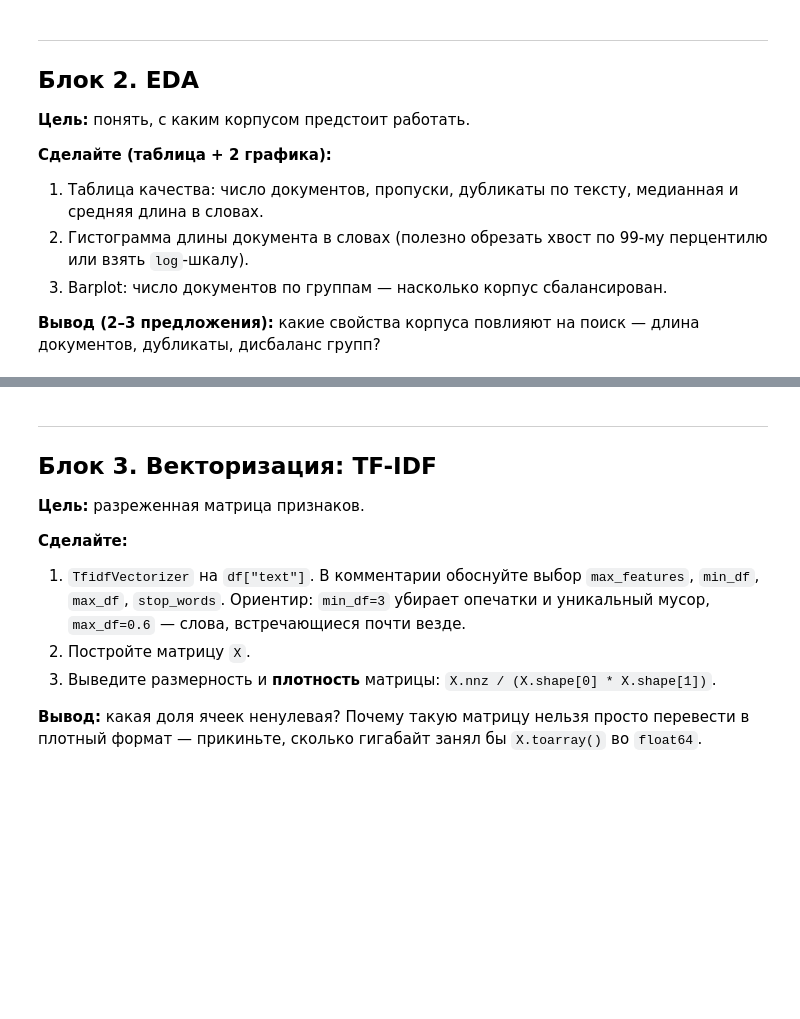
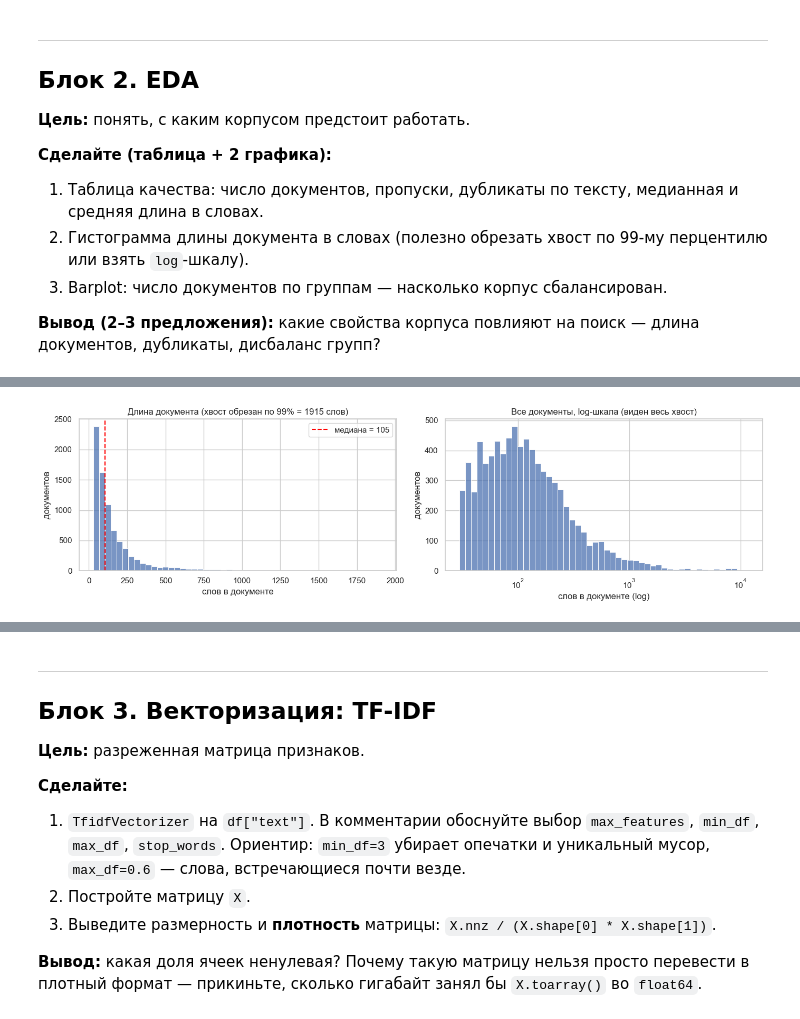
Before and after one commit to KrisTinaShch/practice_knn_lsh, a Jupyter notebook: practice_knn_lsh.ipynb, the cells around one changed output, grey strips where cells are left out. Drawn from its saved outputs; the diff is of its cells as text; code cells hidden in the pictures; blank space fills up the shorter version.

```diff
--- a/practice_knn_lsh.ipynb
+++ b/practice_knn_lsh.ipynb
@@ -140,0 +209,22 @@ raise NotImplementedError("Блок 2")
+# %%
+p99 = df['num_words'].quantile(0.99)
+med = df['num_words'].median()
+
+fig, axes = plt.subplots(1, 2, figsize=(14, 4))
+
+sns.histplot(df.loc[df["num_words"] <= p99, "num_words"], bins=50, ax=axes[0])
+axes[0].axvline(med, color="red", linestyle="--", label=f"медиана = {med:.0f}")
+axes[0].set_title(f"Длина документа (хвост обрезан по 99% = {p99:.0f} слов)")
+axes[0].set_xlabel("слов в документе")
+axes[0].set_ylabel("документов")
+axes[0].legend()
+
+sns.histplot(df["num_words"], bins=50, log_scale=True, ax=axes[1])
+axes[1].set_title("Все документы, log-шкала (виден весь хвост)")
+axes[1].set_xlabel("слов в документе (log)")
+axes[1].set_ylabel("документов")
+
+plt.tight_layout()
+plt.show()
+# %% [output]
+[figure, added]
```
Also changed, not shown: parts of 5 cells of this notebook.
